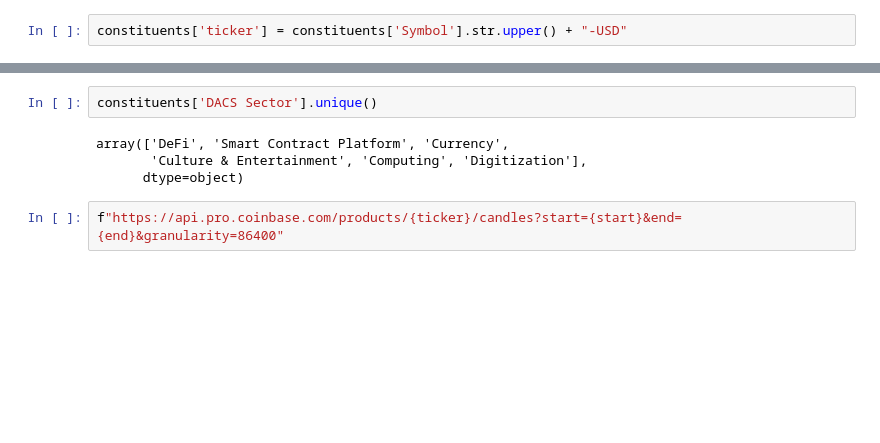
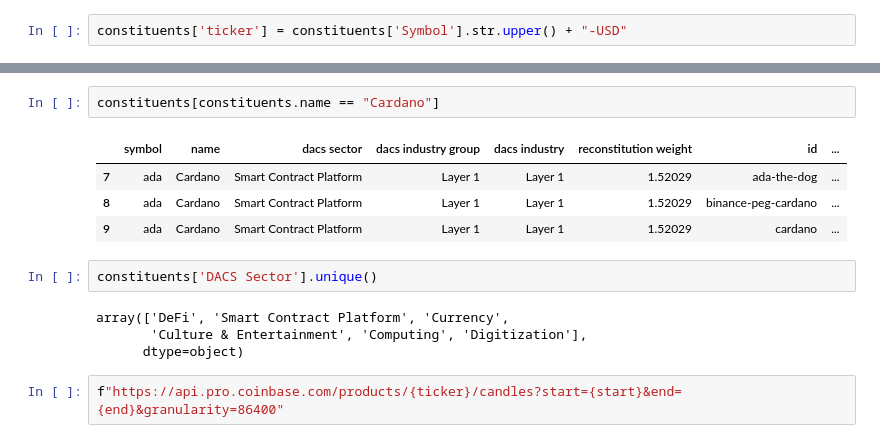
Before and after one commit to kevingivens/Blog, a Jupyter notebook: 2023/Crypto_Correlations/plot_stock_market.ipynb, the cells around one changed output, grey strips where cells are left out. Saved outputs shown, nothing was run; the diff lists cells and outputs as text; blank space fills up the shorter version.

```diff
--- a/2023/Crypto_Correlations/plot_stock_market.ipynb
+++ b/2023/Crypto_Correlations/plot_stock_market.ipynb
@@ -127,3 +165,10 @@ constituents
+# %%
+constituents[constituents.name == "Cardano"]
+# %% [output]
+|  | symbol | name | dacs sector | dacs industry group | dacs industry | reconstitution weight | id | ... |
+| 7 | ada | Cardano | Smart Contract Platform | Layer 1 | Layer 1 | 1.52029 | ada-the-dog | ... |
+| 8 | ada | Cardano | Smart Contract Platform | Layer 1 | Layer 1 | 1.52029 | binance-peg-cardano | ... |
+| 9 | ada | Cardano | Smart Contract Platform | Layer 1 | Layer 1 | 1.52029 | cardano | ... |
 # %%
 constituents['DACS Sector'].unique()
 # %% [output]
```
Also changed, not shown: parts of 24 cells of this notebook.
